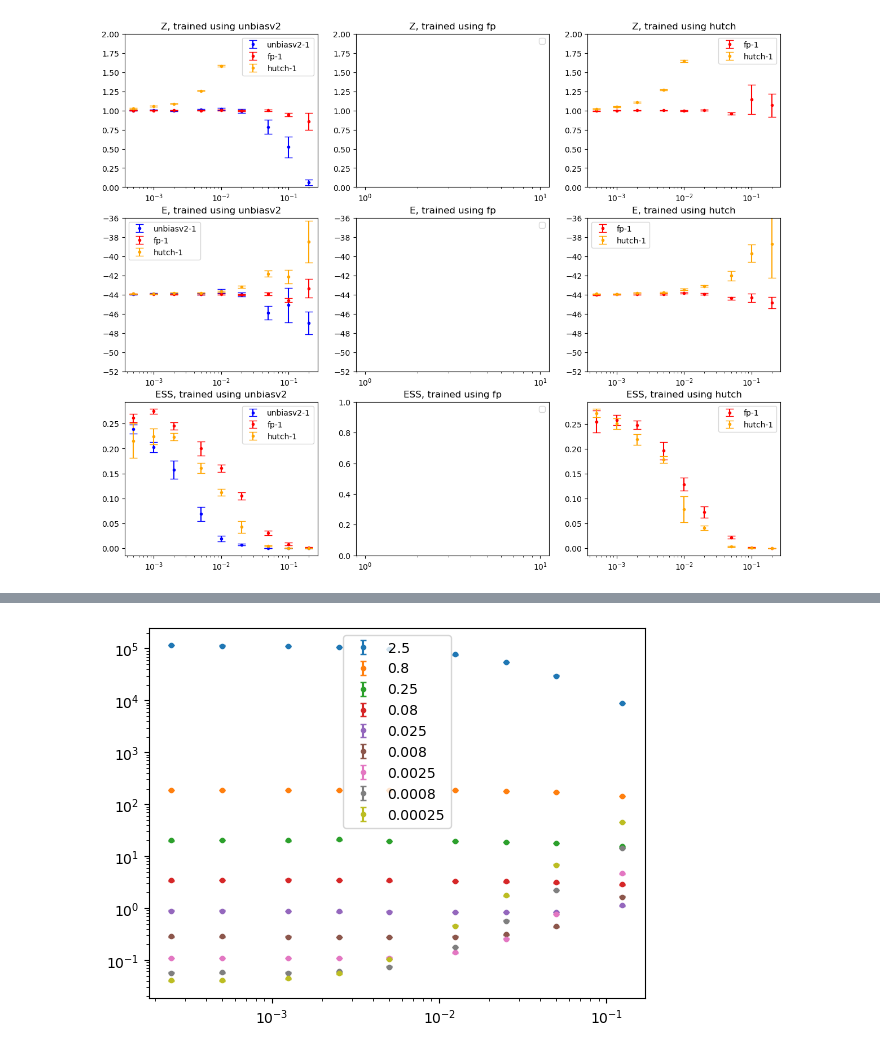
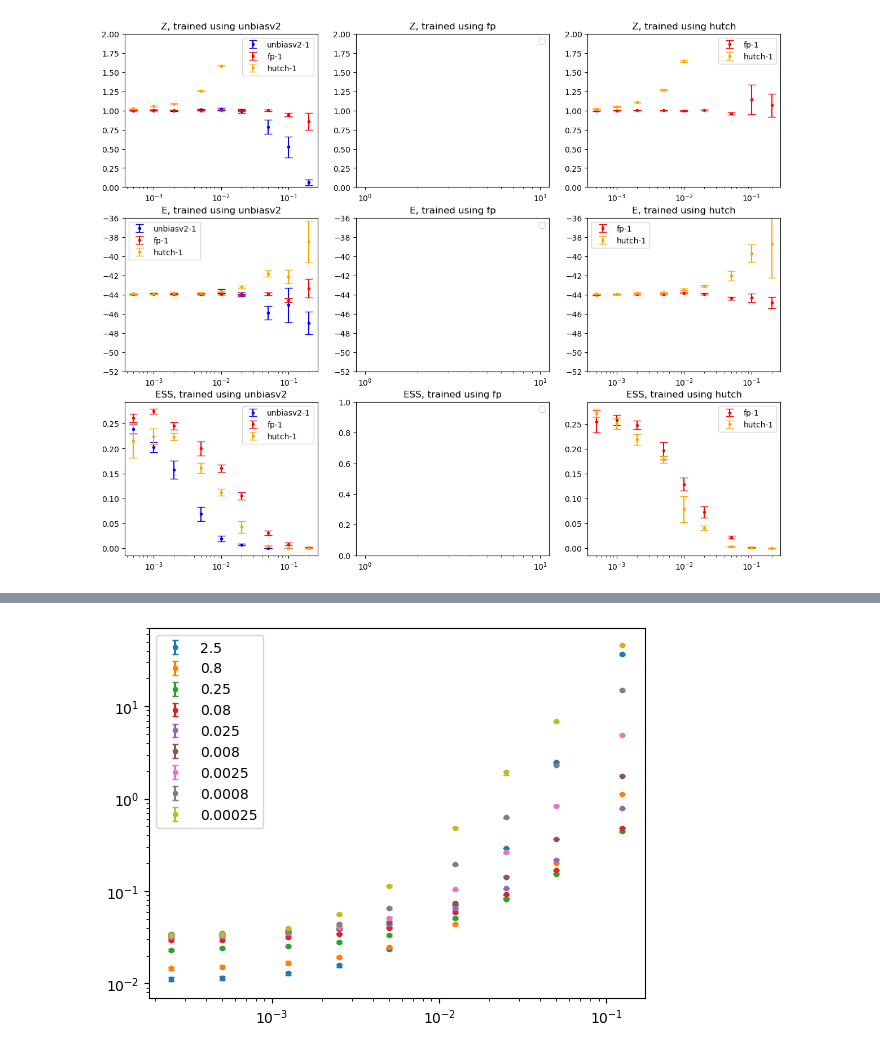
Before and after one commit to Satriawidy/unbiased_cnf, a Jupyter notebook: notebooks/analysis.ipynb, the cells around one changed output, grey strips where cells are left out. Cells and saved outputs as stored; diff of their text form; code cells hidden in the pictures.

```diff
--- a/notebooks/analysis.ipynb
+++ b/notebooks/analysis.ipynb
@@ -314,16 +314,16 @@ df.head()
 # %%
 # epsilons = [0.025, 0.0125, 0.00625, 0.0025, 0.00125]
 epsilons = [2.5, 0.8, 0.25, 0.08, 0.025, 0.008, 0.0025, 0.0008, 0.00025]
 for eps in epsilons:
-    dg = df[(df['eps'] == eps) & (df['eps_eval'] == 2.5)]
+    dg = df[(df['eps'] == eps) & (df['eps_eval'] == 2.5) & (df['n'] == 2)]
     dg = dg.sort_values('dt')
     plt.errorbar(dg['dt'], dg['loss_avg'], dg['loss_err'], label = f'{eps}',
                  linestyle='None', marker='.', capsize=2)
     # plt.errorbar(dg['dt'], dg['part_avg'], dg['part_err'], label = f'{eps}',
     #              linestyle='None', marker='.', capsize=2)
 plt.xscale('log')
 plt.yscale('log')
 plt.legend()
 plt.show()
 # %% [output]
-[figure, old version]
+[figure, new version]
```
Also changed, not shown: parts of 4 cells of this notebook.
